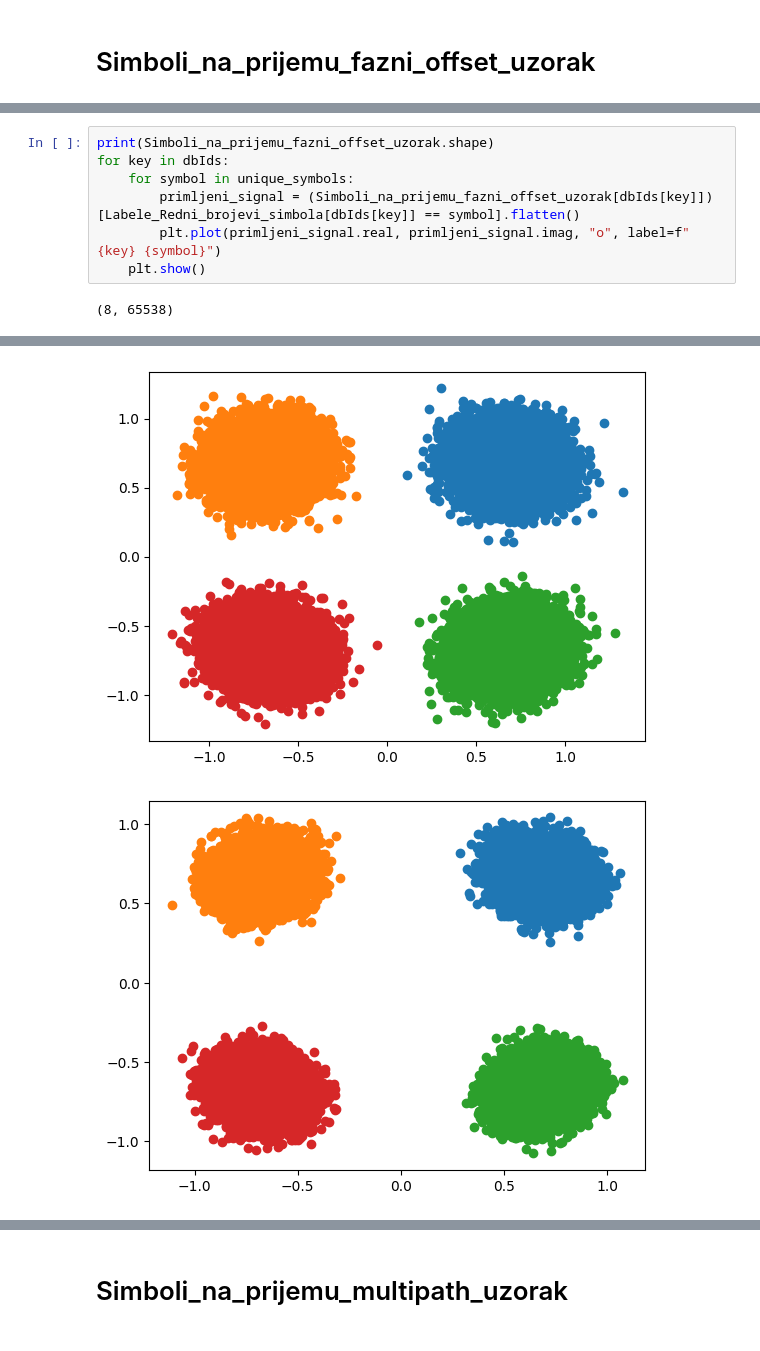
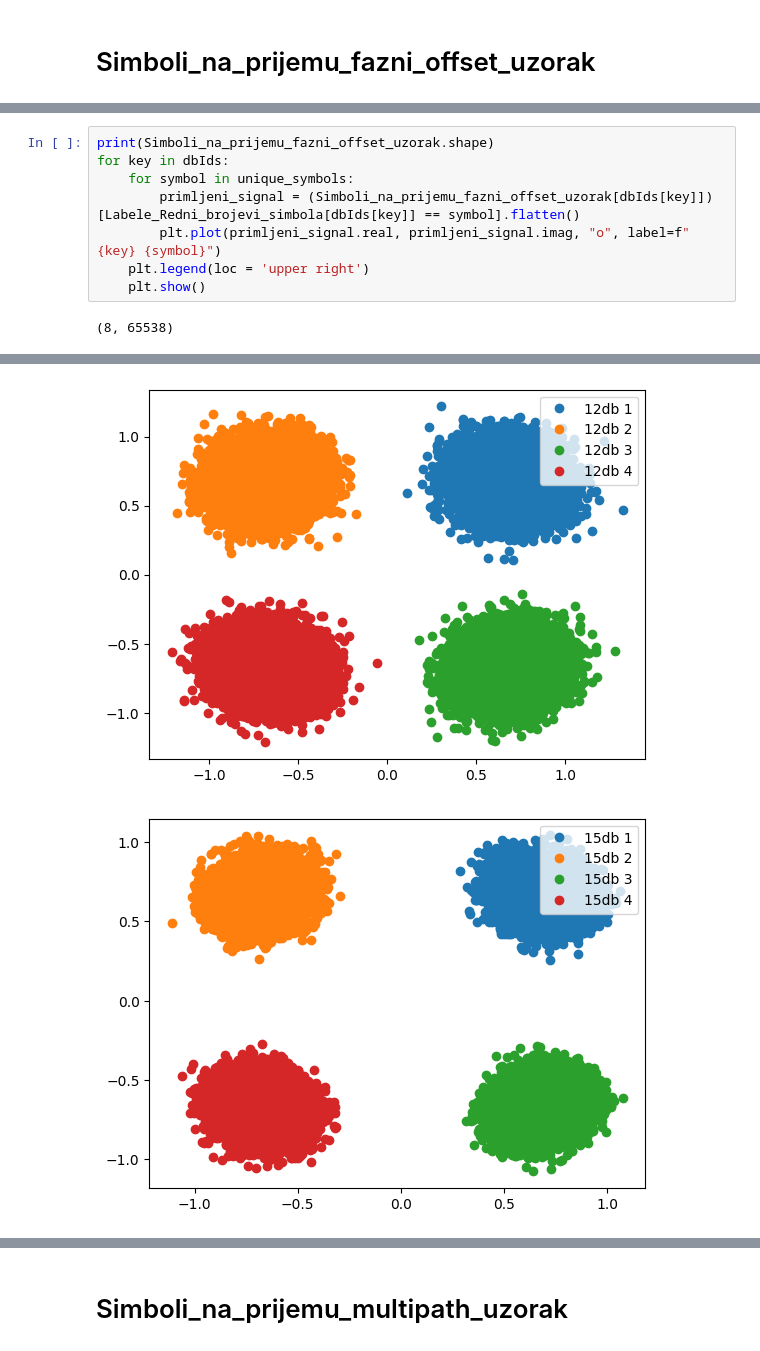
Before and after one commit to MatejaStojkovic/OTE_ETF_2023_project, a Jupyter notebook: src/notebook.ipynb, the cells around one changed output, grey strips where cells are left out. Drawn from its saved outputs; the diff is of its cells as text.

```diff
--- a/src/notebook.ipynb
+++ b/src/notebook.ipynb
@@ -111,6 +115,7 @@ for key in dbIds:
     for symbol in unique_symbols:
         primljeni_signal = (Simboli_na_prijemu_fazni_offset_uzorak[dbIds[key]])[Labele_Redni_brojevi_simbola[dbIds[key]] == symbol].flatten()
         plt.plot(primljeni_signal.real, primljeni_signal.imag, "o", label=f"{key} {symbol}")
+    plt.legend(loc = 'upper right')
     plt.show()
 # %% [output]
 (8, 65538)
@@ -121,2 +126,2 @@ for key in dbIds:
-[figure, old version]
+[figure, new version]
-[figure, old version]
+[figure, new version]
```
Also changed, not shown: parts of 9 cells of this notebook, 3 other files.
